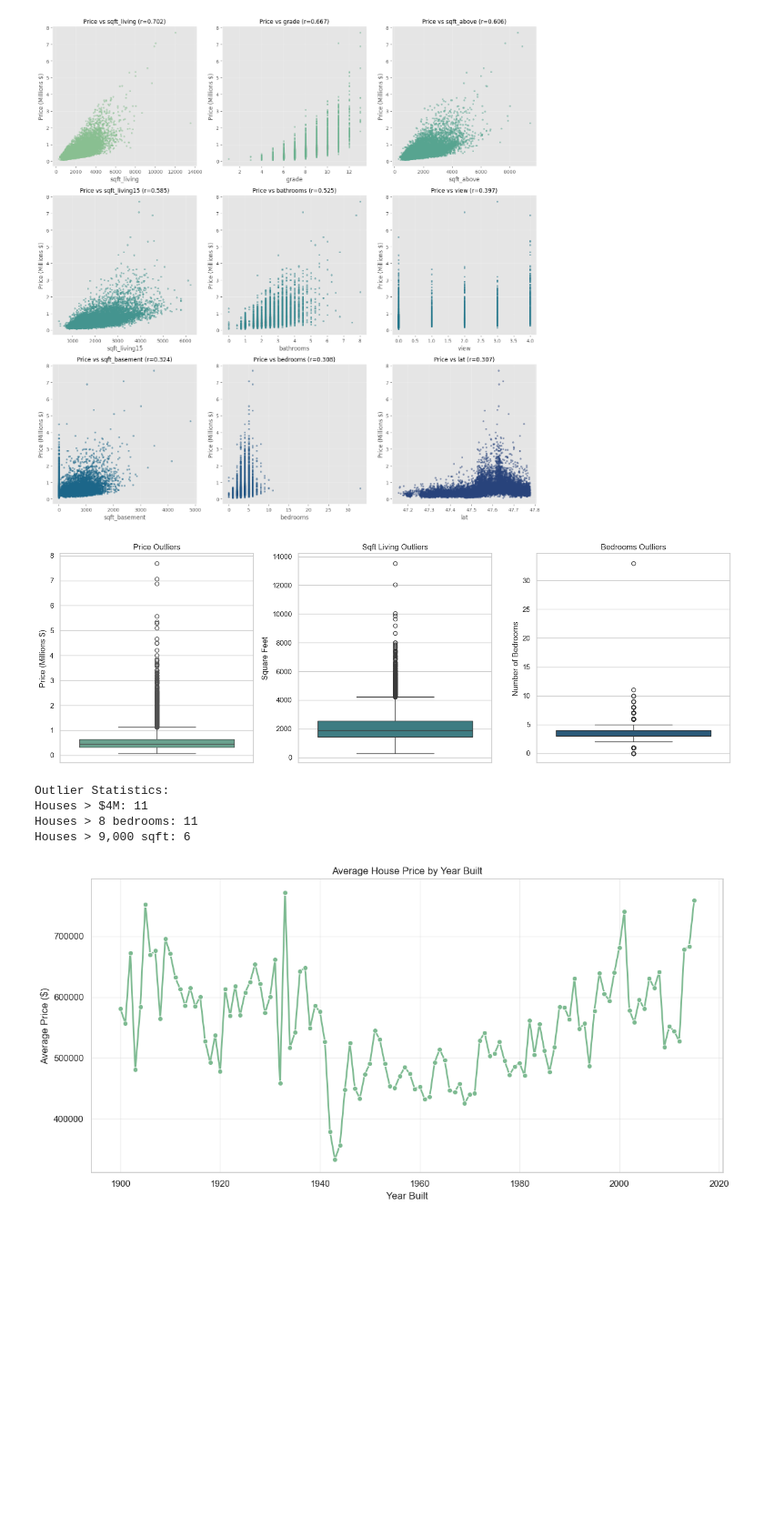
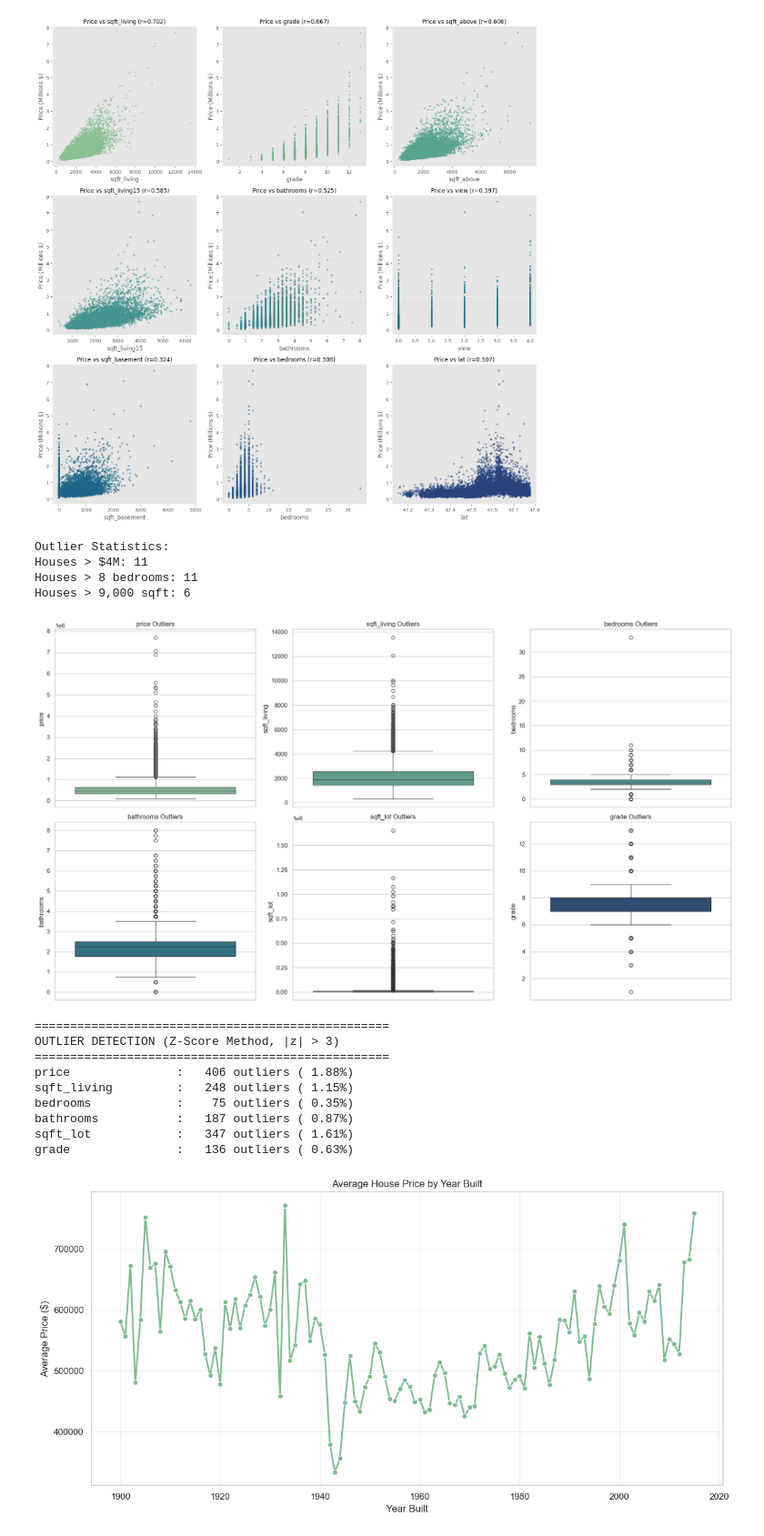
Before and after one commit to gnpthbalaji/house_price_ml_predictor, a Jupyter notebook: notebooks/01_exploratory_data_analysis.ipynb, the cells around one changed output. Shown at 91% size. Cells and saved outputs as stored; diff of their text form; code cells hidden in the pictures; blank space fills up the shorter version.

Commit message:
Outlier analysis and anomalies data analysis

```diff
--- a/notebooks/01_exploratory_data_analysis.ipynb
+++ b/notebooks/01_exploratory_data_analysis.ipynb
@@ -281,38 +281,60 @@ plt.show()
 [figure]
 # %%
 # Outlier Detection & Analysis
-
-sns.set_theme(style='whitegrid', palette='crest')
-palette = sns.color_palette('crest', n_colors=3)
-
-fig, axes = plt.subplots(1, 3, figsize=(15, 5))
-
-sns.boxplot(y=df['price']/1000000, ax=axes[0], color=palette[0])
-axes[0].set_ylabel('Price (Millions $)')
-axes[0].set_title('Price Outliers')
-
-sns.boxplot(y=df['sqft_living'], ax=axes[1], color=palette[1])
-axes[1].set_ylabel('Square Feet')
-axes[1].set_title('Sqft Living Outliers')
-
-sns.boxplot(y=df['bedrooms'], ax=axes[2], color=palette[2])
-axes[2].set_ylabel('Number of Bedrooms')
-axes[2].set_title('Bedrooms Outliers')
-
-plt.tight_layout()
-plt.show()
 
 # Statistical outlier detection
 print("Outlier Statistics:")
 print(f"Houses > $4M: {len(df[df['price'] > 4000000])}")
 print(f"Houses > 8 bedrooms: {len(df[df['bedrooms'] > 8])}")
 print(f"Houses > 9,000 sqft: {len(df[df['sqft_living'] > 9000])}")
+
+
+# Houses that are outliers in MULTIPLE features
+fig, axes = plt.subplots(2, 3, figsize=(18, 10))
+axes = axes.flatten()
+
+features = ['price', 'sqft_living', 'bedrooms', 'bathrooms', 'sqft_lot', 'grade']
+palette = sns.color_palette('crest', n_colors=6)
+
+for i, feature in enumerate(features):
+    sns.boxplot(y=df[feature], ax=axes[i], color=palette[i])
+    axes[i].set_ylabel(feature)
+    axes[i].set_title(f'{feature} Outliers')
+
+plt.tight_layout()
+plt.show()
+
+
+# Detecting outliers using Z-score method
+
+def detect_outliers_zscore(data, column, threshold=3):
+    z_scores = np.abs(stats.zscore(data[column].dropna()))
+    outliers = data[z_scores > threshold]
+    return outliers
+
+print("\n" + "=" * 50)
+print("OUTLIER DETECTION (Z-Score Method, |z| > 3)")
+print("=" * 50)
+
+for feature in features:
+    outliers_z = detect_outliers_zscore(df, feature)
+    pct_z = (len(outliers_z) / len(df)) * 100
+    print(f"{feature:20s}: {len(outliers_z):5d} outliers ({pct_z:5.2f}%)")
 # %% [output]
+Outlier Statistics:
+Houses > $4M: 11
+Houses > 8 bedrooms: 11
+Houses > 9,000 sqft: 6
-[figure, old version]
+[figure, new version]
-Outlier Statistics:
-Houses > $4M: 11
-Houses > 8 bedrooms: 11
-Houses > 9,000 sqft: 6
+==================================================
+OUTLIER DETECTION (Z-Score Method, |z| > 3)
+==================================================
+price               :   406 outliers ( 1.88%)
+sqft_living         :   248 outliers ( 1.15%)
+bedrooms            :    75 outliers ( 0.35%)
+bathrooms           :   187 outliers ( 0.87%)
+sqft_lot            :   347 outliers ( 1.61%)
+grade               :   136 outliers ( 0.63%)
 # %%
 # Built Year Analysis
 
```
Also changed, not shown: parts of 2 cells of this notebook.
